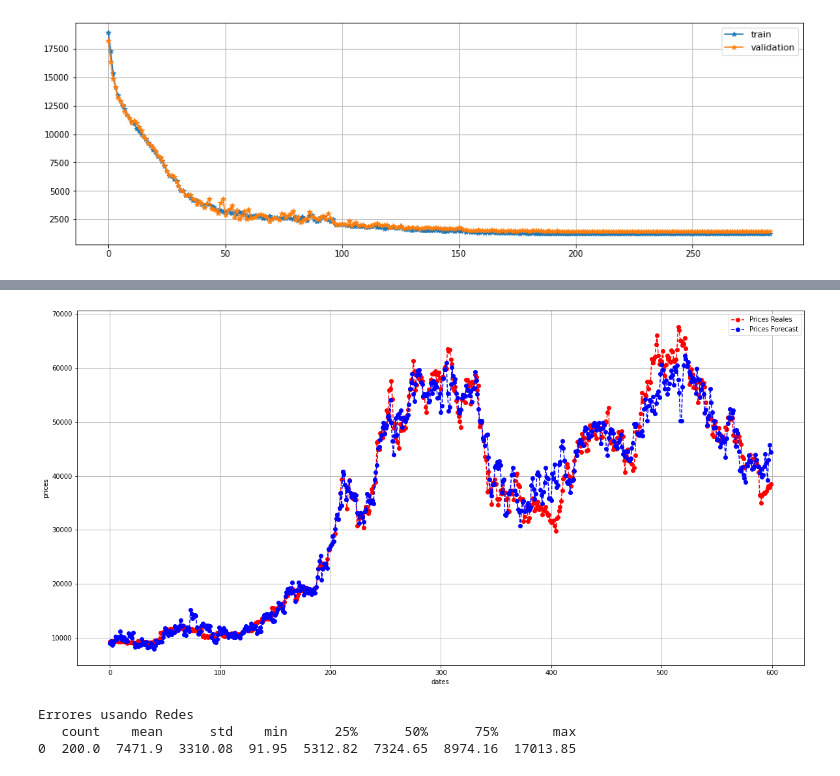
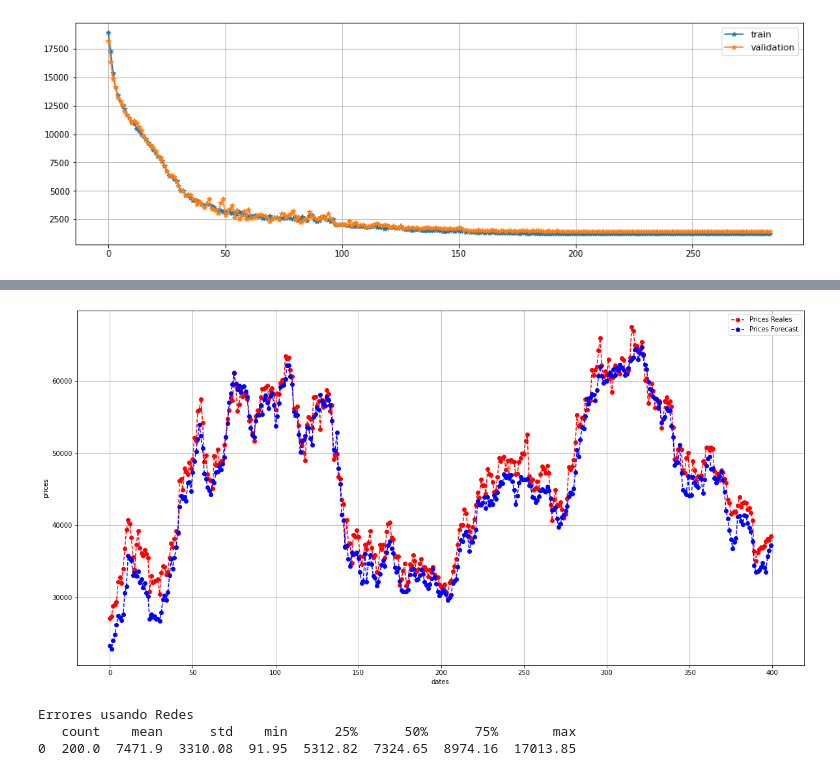
Before and after one commit to aldofranco91/Trading, a Jupyter notebook: Conv_Regression_ResNet_Jaime.ipynb, the cells around one changed output, grey strips where cells are left out. Cells and saved outputs as stored; diff of their text form; code cells hidden in the pictures.

```diff
--- a/Conv_Regression_ResNet_Jaime.ipynb
+++ b/Conv_Regression_ResNet_Jaime.ipynb
@@ -347,0 +350,9 @@ plt.legend(fontsize=11)
+# %%
+# Unfreeze the base model
+base_model.trainable = True
+
+# Very low learning rate
+model.compile(loss='mae', optimizer=tf.keras.optimizers.Adam(learning_rate=1e-5), metrics='mae')
+
+history = model.fit(X_train, y_train, epochs = 10, batch_size = 8,
+                    validation_data= (X_test, y_test))
@@ -353,15 +396,15 @@ y_pred_redes = model.predict(X_new, verbose=1)
 # %%
 fig=plt.figure(figsize=(20, 10))
-plt.plot(y[800:], '--bo', label = 'Prices Reales', color = "r")
-plt.plot(y_pred_redes[800:], '--bo', label = 'Prices Forecast', color = "b")
+plt.plot(y[1000:], '--bo', label = 'Prices Reales', color = "r")
+plt.plot(y_pred_redes[1000:], '--bo', label = 'Prices Forecast', color = "b")
 plt.xlabel('dates')
 plt.ylabel('prices')
 plt.legend()
 plt.grid(True)
 plt.savefig('imagen.png', dpi = 200)
 plt.show()
 # %% [output]
-[figure, old version]
+[figure, new version]
 # %%
 #y_test_original = y_test * (maximo - minimo) + minimo
 #y_pred_redes_ok = y_pred_redes * (maximo - minimo) + minimo
```
Also changed, not shown: parts of 5 cells of this notebook.
